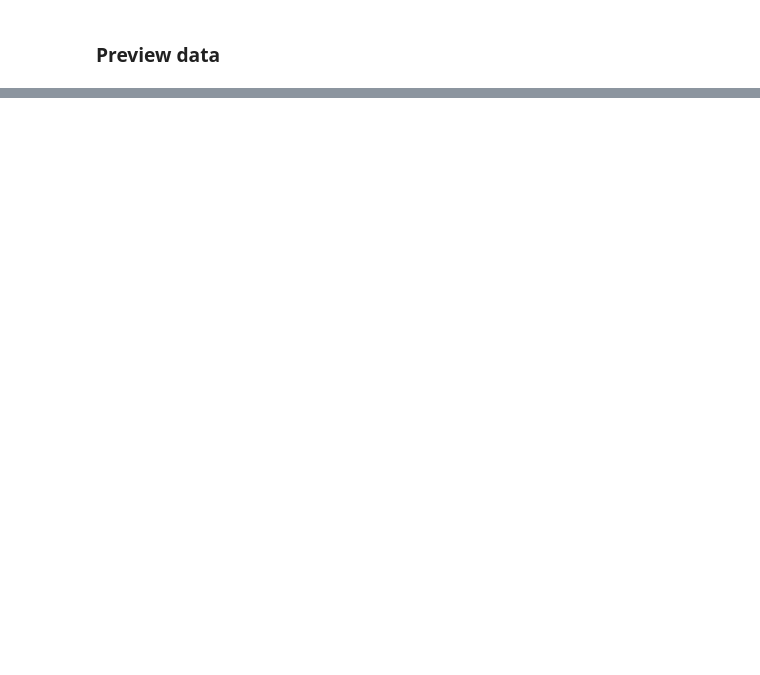
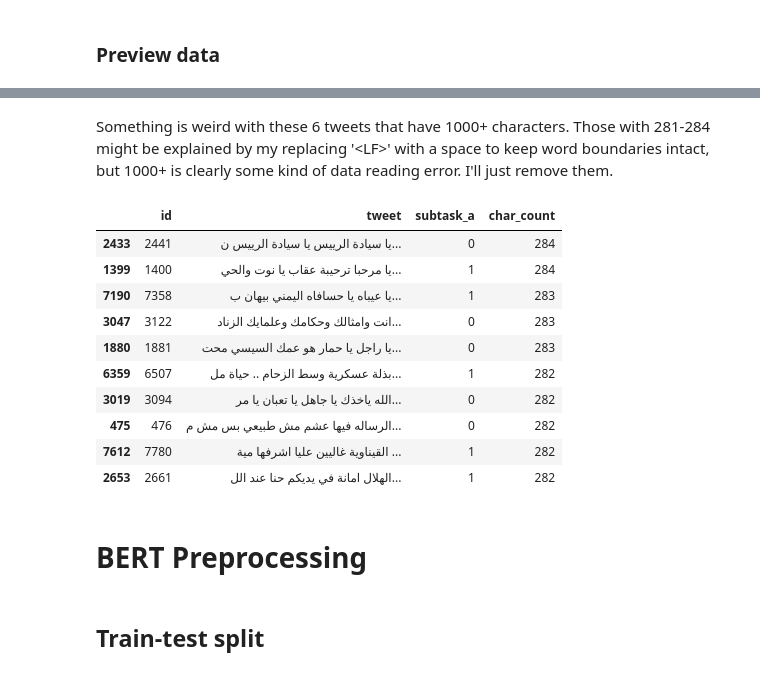
Before and after one commit to rfahrn/Shared_Task, a Jupyter notebook: jroady_rfahrn_tm_ex05.ipynb, the cells around one changed output, grey strips where cells are left out. Drawn from its saved outputs; the diff is of its cells as text; code cells hidden in the pictures; blank space fills up the shorter version.

```diff
--- a/jroady_rfahrn_tm_ex05.ipynb
+++ b/jroady_rfahrn_tm_ex05.ipynb
@@ -51,0 +339,22 @@ plt.title('Count NOT/OFF')
+# %% [markdown]
+Something is weird with these 6 tweets that have 1000+ characters. Those with 281-284 might be explained by my replacing '\<LF\>' with a space to keep word boundaries intact, but 1000+ is clearly some kind of data reading error. I'll just remove them.
+# %%
+for df in dfs:
+    df.drop(df[df['char_count'] > 1000].index, inplace=True)
+    df.reset_index(drop=True, inplace=True)
+
+train.sort_values(by='char_count', ascending=[0]).head(10)
+# %% [output]
+|  | id | tweet | subtask_a | char_count |
+| 2433 | 2441 | يا سيادة الرييس يا سيادة الرييس ن... | 0 | 284 |
+| 1399 | 1400 | يا مرحبا ترحيبة عقاب يا نوت والحي... | 1 | 284 |
+| 7190 | 7358 | يا عيباه يا حسافاه اليمني بيهان ب... | 1 | 283 |
+| 3047 | 3122 | انت وامثالك وحكامك وعلمايك الزناد... | 0 | 283 |
+| 1880 | 1881 | يا راجل يا حمار هو عمك السيسي محت... | 0 | 283 |
+| 6359 | 6507 | بذلة عسكرية وسط الزحام .. حياة مل... | 1 | 282 |
+| 3019 | 3094 | الله ياخذك يا جاهل يا تعبان يا مر... | 0 | 282 |
+| 475 | 476 | الرساله فيها عشم مش طبيعي بس مش م... | 0 | 282 |
+| 7612 | 7780 | القيناوية غاليين عليا اشرفها مية ... | 1 | 282 |
+| 2653 | 2661 | الهلال امانة في يديكم حنا عند الل... | 1 | 282 |
+# %% [markdown]
+# BERT Preprocessing
@@ -51,0 +396,2 @@ plt.title('Count NOT/OFF')
+# %% [markdown]
+## Train-test split
```
Also changed, not shown: parts of 36 cells of this notebook.
